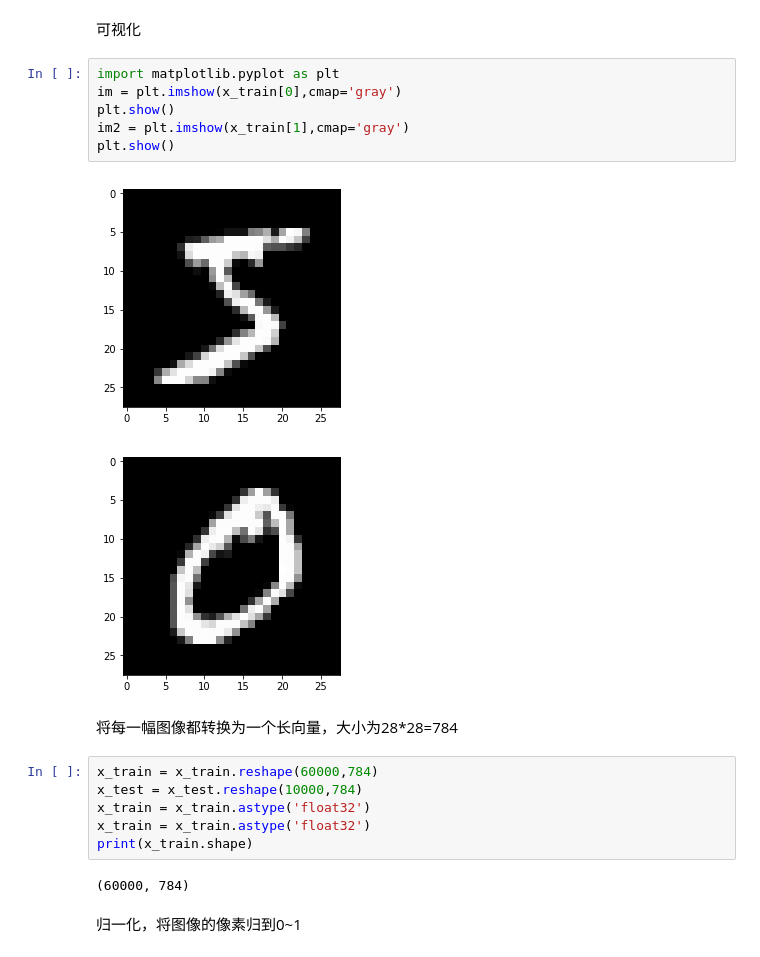
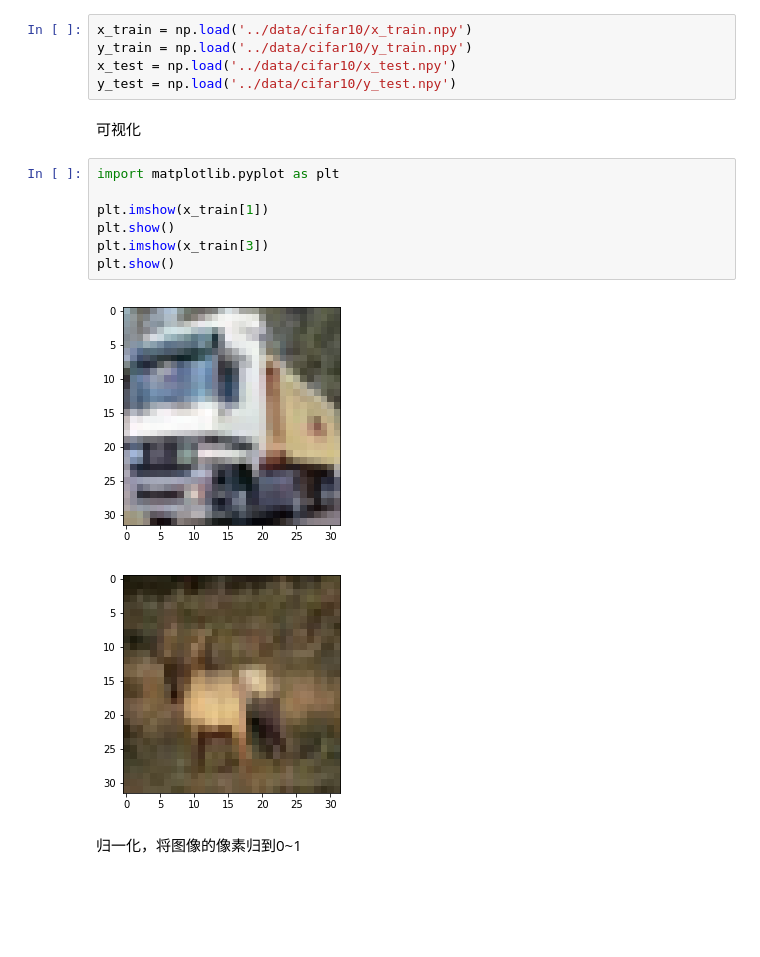
Before and after one commit to airuitian/DataScience, a Jupyter notebook: keras/scripts/03_cnn.ipynb, the cells around one changed output. Cells and saved outputs as stored; diff of their text form; blank space fills up the shorter version.

```diff
--- a/keras/scripts/03_cnn.ipynb
+++ b/keras/scripts/03_cnn.ipynb
@@ -40,24 +30,20 @@ print(x_test.shape,y_test.shape)
+# %%
+x_train = np.load('../data/cifar10/x_train.npy')
+y_train = np.load('../data/cifar10/y_train.npy')
+x_test = np.load('../data/cifar10/x_test.npy')
+y_test = np.load('../data/cifar10/y_test.npy')
 # %% [markdown]
 可视化
 # %%
 import matplotlib.pyplot as plt
-im = plt.imshow(x_train[0],cmap='gray')
+
+plt.imshow(x_train[1])
 plt.show()
-im2 = plt.imshow(x_train[1],cmap='gray')
+plt.imshow(x_train[3])
 plt.show()
 # %% [output]
-[figure, old version]
+[figure, new version]
-[figure, old version]
+[figure, new version]
-# %% [markdown]
-将每一幅图像都转换为一个长向量，大小为28*28=784
-# %%
-x_train = x_train.reshape(60000,784)
-x_test = x_test.reshape(10000,784)
-x_train = x_train.astype('float32')
-x_train = x_train.astype('float32')
-print(x_train.shape)
-# %% [output]
-(60000, 784)
 # %% [markdown]
 归一化，将图像的像素归到0~1
 # %%
```
Also changed, not shown: parts of 27 cells of this notebook, 1 other file.
